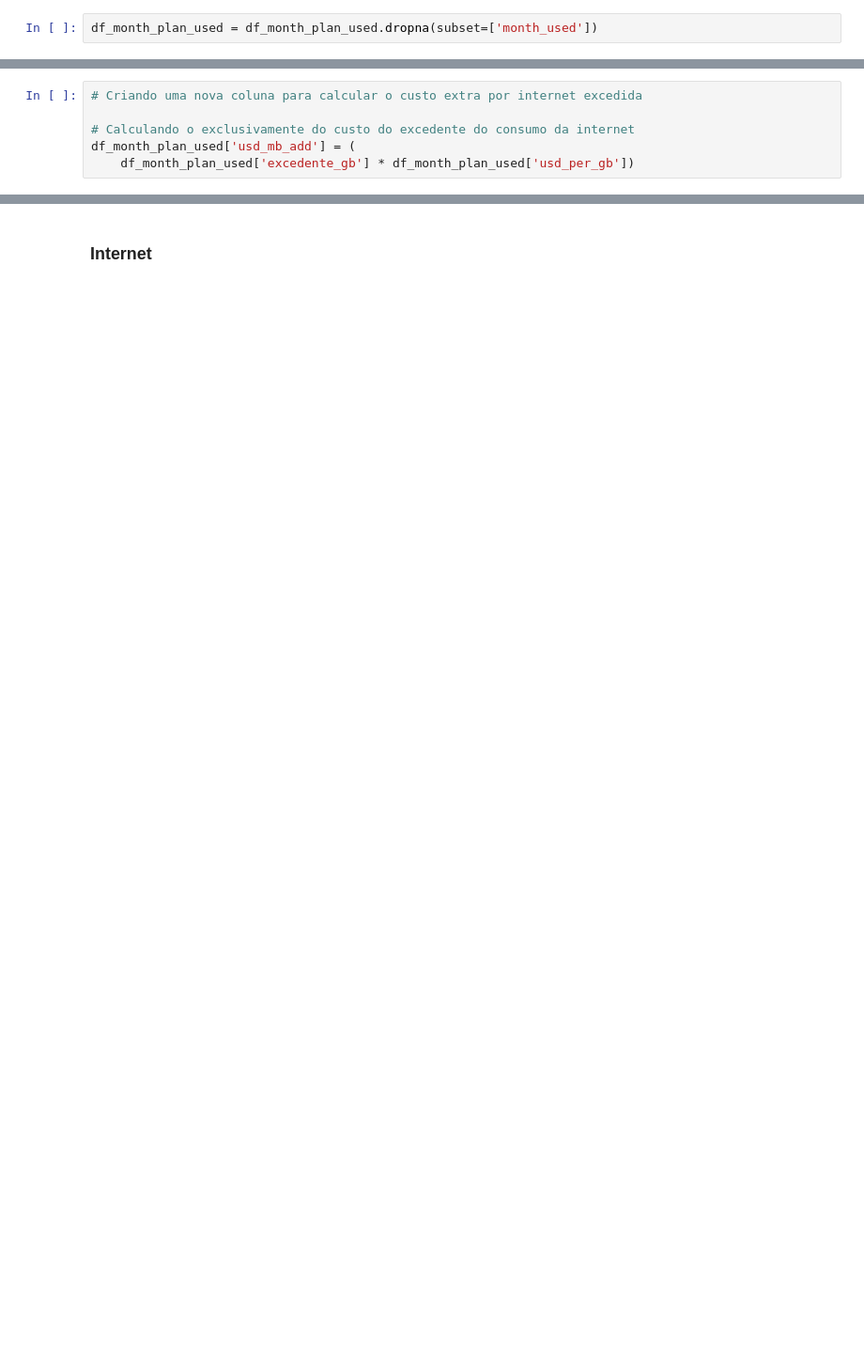
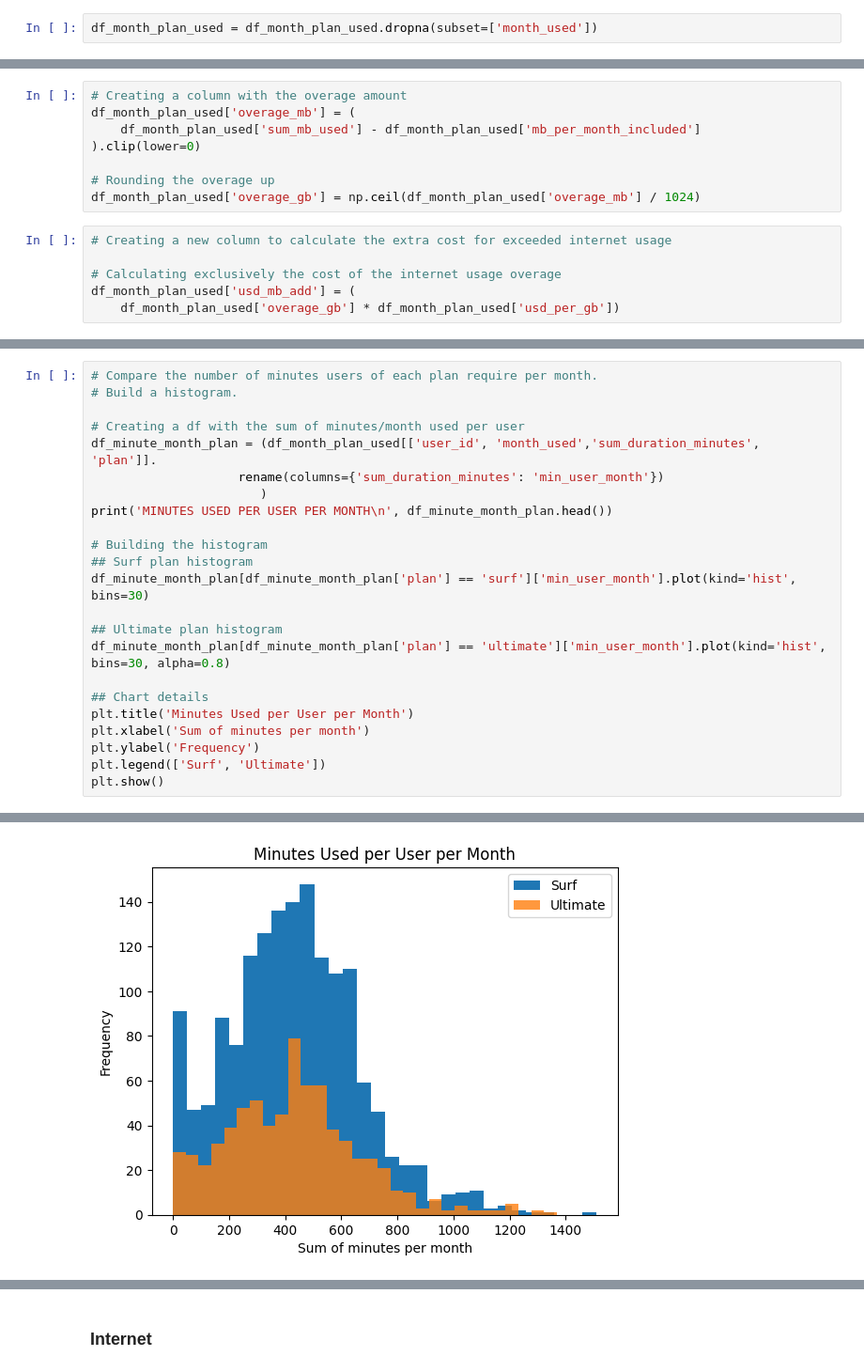
Before and after one commit to pedrolocosta/megaline-plan-revenue-analysis, a Jupyter notebook: notebook.ipynb, the cells around one changed output, grey strips where cells are left out. Shown at 94% size. Cells and saved outputs as stored; diff of their text form; blank space fills up the shorter version.

```diff
--- a/notebook.ipynb
+++ b/notebook.ipynb
@@ -780,6 +755,0 @@ df_month_plan_used['excedente_gb'] = np.ceil(df_month_plan_used['excedente_mb']
-# %%
-# Criando uma nova coluna para calcular o custo extra por internet excedida
-
-# Calculando o exclusivamente do custo do excedente do consumo da internet
-df_month_plan_used['usd_mb_add'] = (
-    df_month_plan_used['excedente_gb'] * df_month_plan_used['usd_per_gb'])
@@ -1037,0 +772,14 @@ plt.show()
+# %%
+# Creating a column with the overage amount
+df_month_plan_used['overage_mb'] = (
+    df_month_plan_used['sum_mb_used'] - df_month_plan_used['mb_per_month_included']
+).clip(lower=0)
+
+# Rounding the overage up
+df_month_plan_used['overage_gb'] = np.ceil(df_month_plan_used['overage_mb'] / 1024)
+# %%
+# Creating a new column to calculate the extra cost for exceeded internet usage
+
+# Calculating exclusively the cost of the internet usage overage
+df_month_plan_used['usd_mb_add'] = (
+    df_month_plan_used['overage_gb'] * df_month_plan_used['usd_per_gb'])
@@ -1037,0 +878,24 @@ plt.show()
+# %%
+# Compare the number of minutes users of each plan require per month.
+# Build a histogram.
+
+# Creating a df with the sum of minutes/month used per user
+df_minute_month_plan = (df_month_plan_used[['user_id', 'month_used','sum_duration_minutes', 'plan']].
+                    rename(columns={'sum_duration_minutes': 'min_user_month'})
+                       )
+print('MINUTES USED PER USER PER MONTH\n', df_minute_month_plan.head())
+
+# Building the histogram
+## Surf plan histogram
+df_minute_month_plan[df_minute_month_plan['plan'] == 'surf']['min_user_month'].plot(kind='hist', bins=30)
+
+## Ultimate plan histogram
+df_minute_month_plan[df_minute_month_plan['plan'] == 'ultimate']['min_user_month'].plot(kind='hist', bins=30, alpha=0.8)
+
+## Chart details
+plt.title('Minutes Used per User per Month')
+plt.xlabel('Sum of minutes per month')
+plt.ylabel('Frequency')
+plt.legend(['Surf', 'Ultimate'])
+plt.show()
+# %% [output]
@@ -1037,0 +909 @@ plt.show()
+[figure, added]
```
Also changed, not shown: parts of 212 cells of this notebook.
